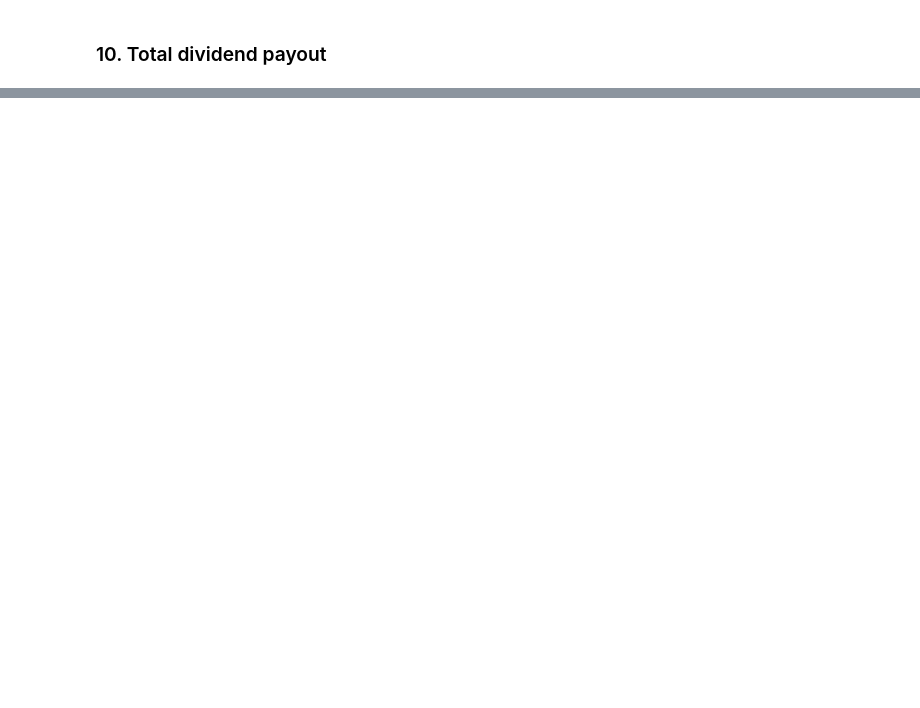
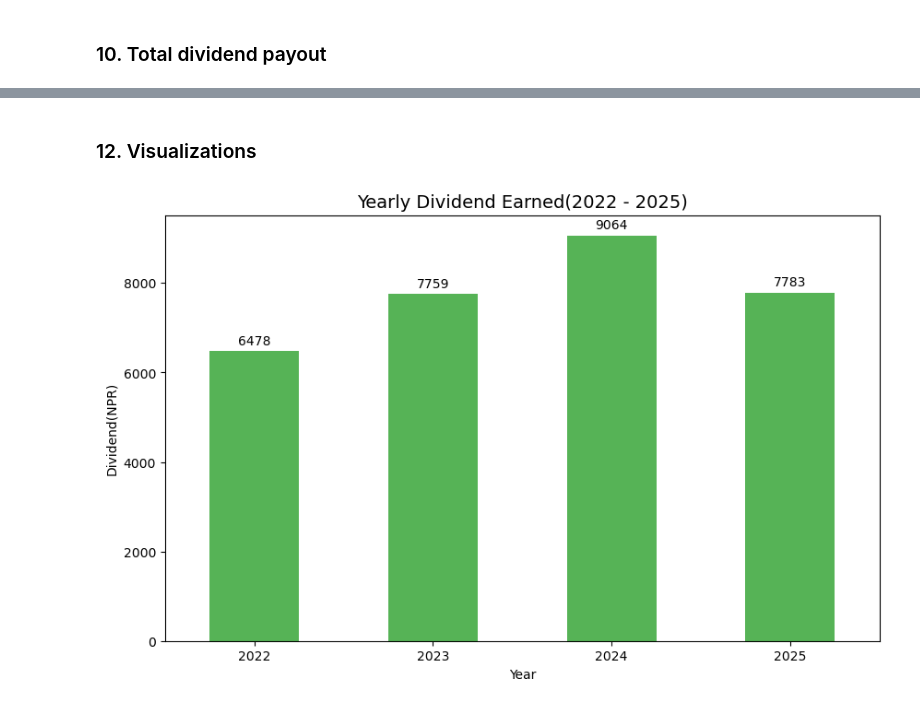
Before and after one commit to sunil0x/nepse_dataanalysis, a Jupyter notebook: vscode/investment_outcome.ipynb, the cells around one changed output, grey strips where cells are left out. Drawn from its saved outputs; the diff is of its cells as text; code cells hidden in the pictures; blank space fills up the shorter version.

Commit message:
In the investment outcome added some visualization
it includes Yearly Dividend Earned(2022 - 2025), Investment Performance Breakdown(2022-2025) and Portfolio growth Timeline

```diff
--- a/vscode/investment_outcome.ipynb
+++ b/vscode/investment_outcome.ipynb
@@ -481,2 +480,18 @@ Total Return: 183.32%
 # %%
 #done upto total return calculation no visualization added
+# %% [markdown]
+### 12. Visualizations
+# %%
+# Visualize Yearly Dividend Income
+plt.figure(figsize=(10, 6))
+yearly_income = yearly_divs * shares_owned
+ax = yearly_income.plot(kind='bar', color='#2ca02c', alpha=0.8)
+plt.title('Yearly Dividend Earned(2022 - 2025)', fontsize=14)
+plt.xlabel('Year')
+plt.ylabel('Dividend(NPR)')
+plt.xticks(rotation=0)
+for container in ax.containers:
+    ax.bar_label(container, fmt='%.0f', padding=3)
+plt.show()
+# %% [output]
+[figure, added]
```
Also changed, not shown: parts of 19 cells of this notebook.
